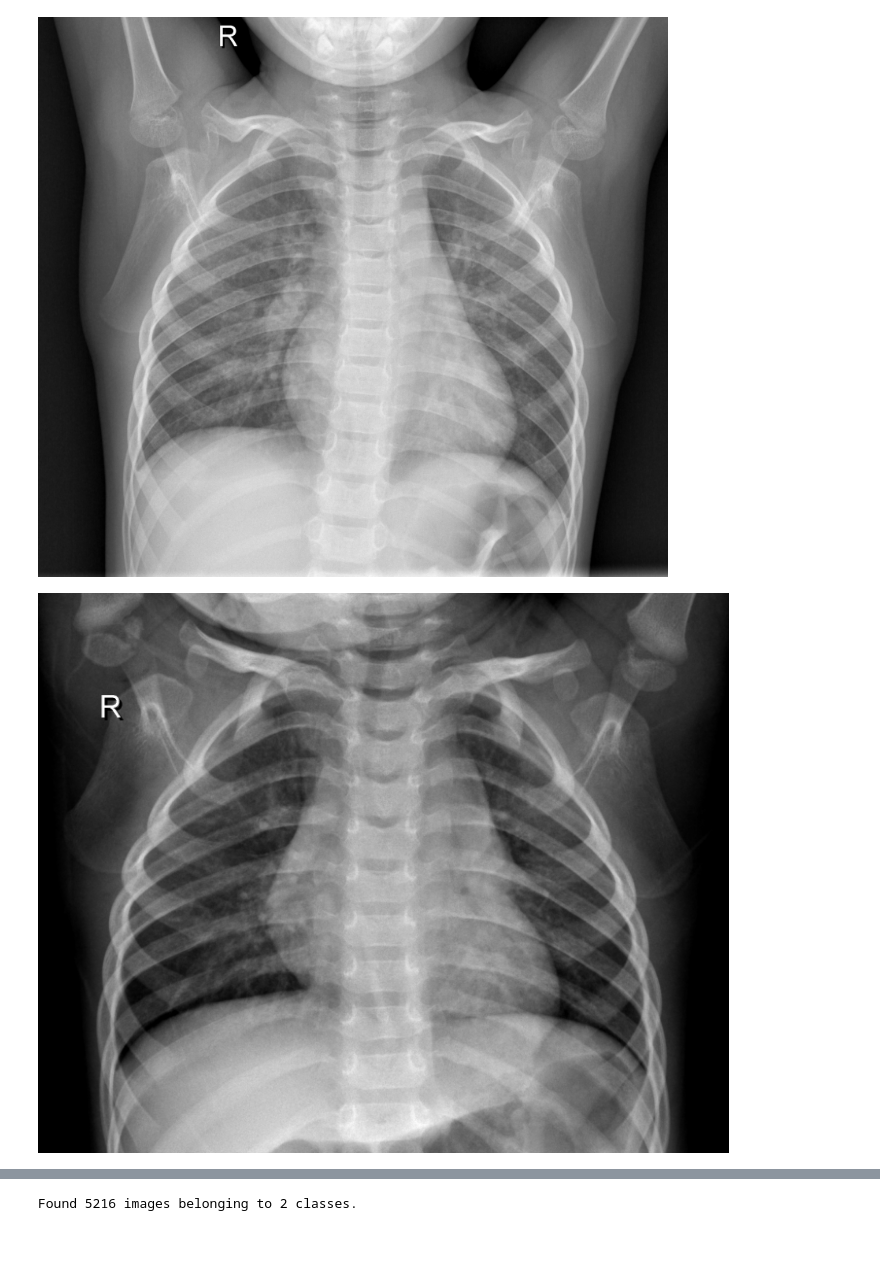
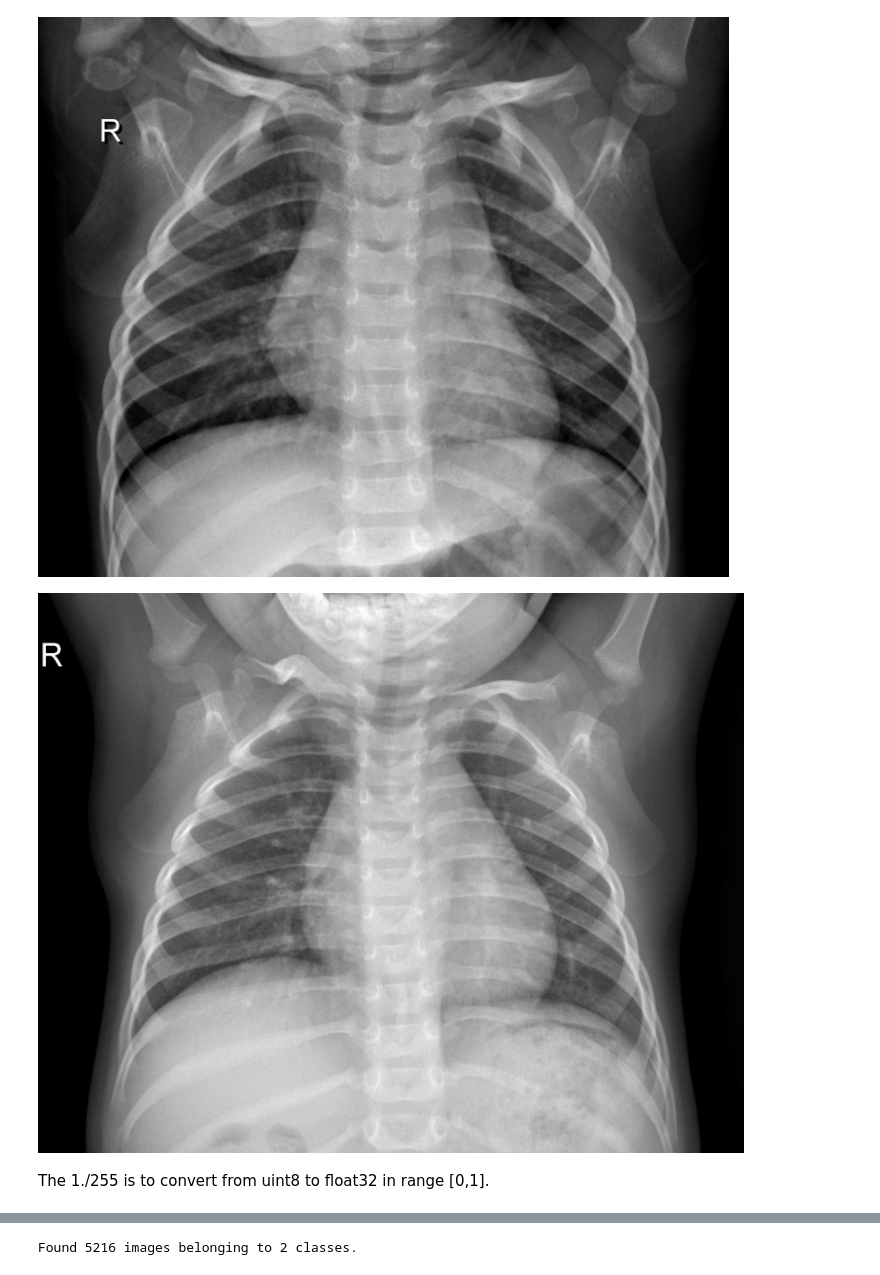
Before and after one commit to Terkea/pneumoniaDiagnosis, a Jupyter notebook: Untitled.ipynb, the cells around one changed output, grey strips where cells are left out. Drawn from its saved outputs; the diff is of its cells as text; code cells hidden in the pictures; blank space fills up the shorter version.

```diff
--- a/Untitled.ipynb
+++ b/Untitled.ipynb
@@ -13,7 +14,10 @@ from PIL import Image
 # %%
 # PATHS
 _PATH = os.getcwd()
-_DATASET = os.path.join(PATH, "chest_xray")
-_TRAINING_DATA = os.path.join(DATASET, "train")
-_TESTING_DATA = os.path.join(DATASET, "test")
+_DATASET = os.path.join(_PATH, "chest_xray")
+_TRAINING_DATA = os.path.join(_DATASET, "train")
+_TESTING_DATA = os.path.join(_DATASET, "test")
+_VAL_DATA = os.path.join(_DATASET, "val")
+
+AUTOTUNE = tf.data.experimental.AUTOTUNE
 # %% [markdown]
@@ -34,9 +46,11 @@ C:\Users\Terkea\Desktop\pneumoniaX-RAY\chest_xray\train
 # %%
-pics = list(data_dir.glob('NORMAL/*'))
+pics = list(training.glob('NORMAL/*'))
 
 for image_path in pics[1:3]:
     display.display(Image.open(str(image_path)))
 # %% [output]
-[figure, old version]
+[figure, new version]
-[figure, old version]
+[figure, new version]
+# %% [markdown]
+The 1./255 is to convert from uint8 to float32 in range [0,1].
 # %%
```
Also changed, not shown: parts of 46 cells of this notebook, 2 other files.
